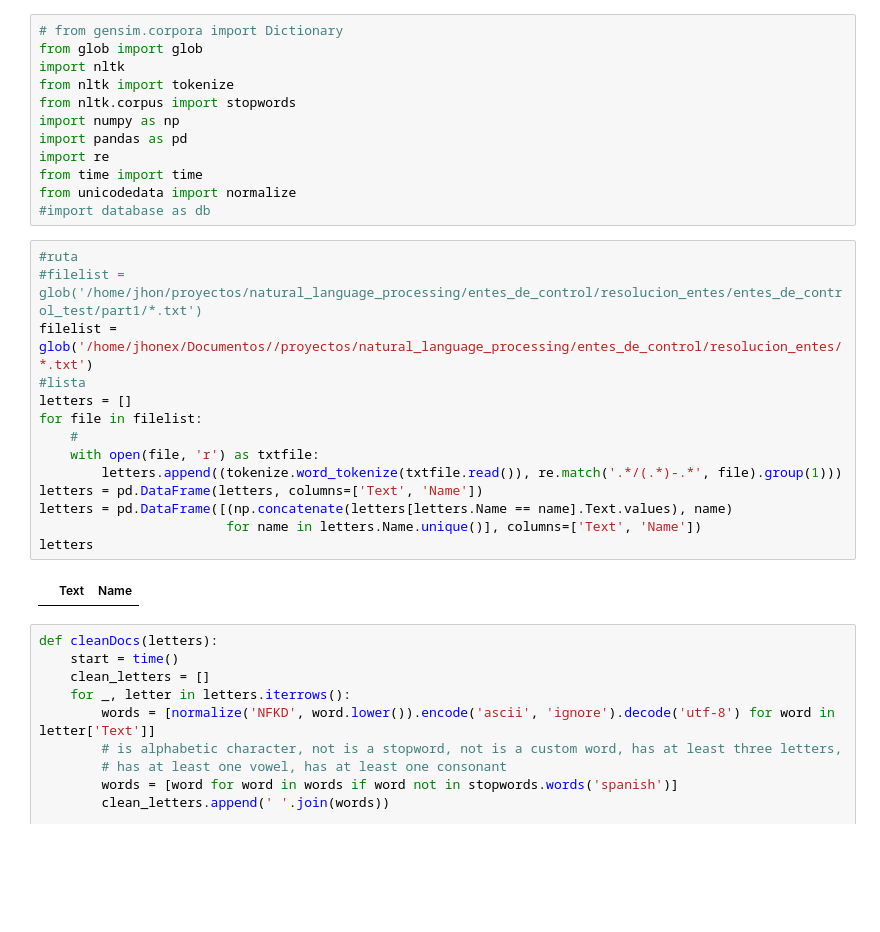
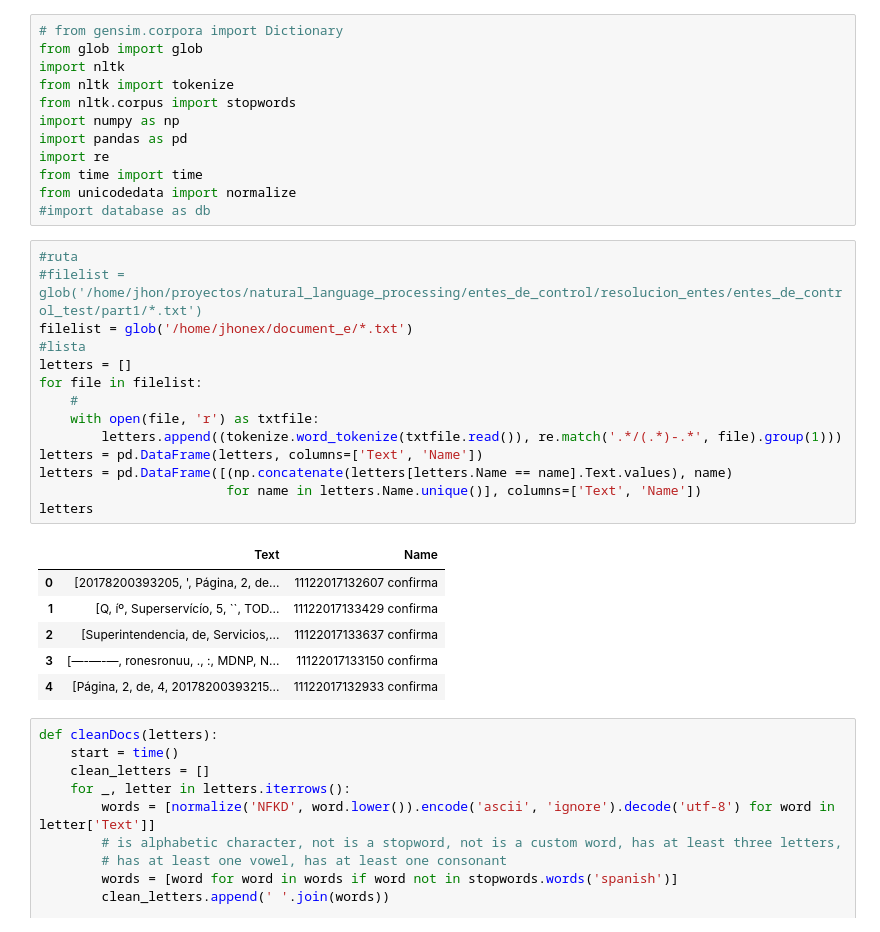
Before and after one commit to jhonex1234/code_py, a Jupyter notebook: nltk/proyectos/natural_language_processing/entes_de_control/resolucion_entes/extract_information.ipynb, the cells around one changed output. Drawn from its saved outputs; the diff is of its cells as text; blank space fills up the shorter version.

```diff
--- a/nltk/proyectos/natural_language_processing/entes_de_control/resolucion_entes/extract_information.ipynb
+++ b/nltk/proyectos/natural_language_processing/entes_de_control/resolucion_entes/extract_information.ipynb
@@ -13,19 +13,24 @@ from unicodedata import normalize
 # %%
 #ruta
 #filelist = glob('/home/jhon/proyectos/natural_language_processing/entes_de_control/resolucion_entes/entes_de_control_test/part1/*.txt')
-filelist = glob('/home/jhonex/Documentos//proyectos/natural_language_processing/entes_de_control/resolucion_entes/*.txt')
+filelist = glob('/home/jhonex/document_e/*.txt')
 #lista
 letters = []
 for file in filelist:
     #
     with open(file, 'r') as txtfile:
         letters.append((tokenize.word_tokenize(txtfile.read()), re.match('.*/(.*)-.*', file).group(1)))
 letters = pd.DataFrame(letters, columns=['Text', 'Name'])
 letters = pd.DataFrame([(np.concatenate(letters[letters.Name == name].Text.values), name)
                         for name in letters.Name.unique()], columns=['Text', 'Name'])
 letters
 # %% [output]
 |  | Text | Name |
+| 0 | [20178200393205, ', Página, 2, de... | 11122017132607 confirma |
+| 1 | [Q, íº, Superservícío, 5, ``, TOD... | 11122017133429 confirma |
+| 2 | [Superintendencia, de, Servicios,... | 11122017133637 confirma |
+| 3 | [—-—-—, ronesronuu, ., :, MDNP, N... | 11122017133150 confirma |
+| 4 | [Página, 2, de, 4, 20178200393215... | 11122017132933 confirma |
 # %%
 def cleanDocs(letters):
     start = time()
```
Also changed, not shown: 14 other files.
